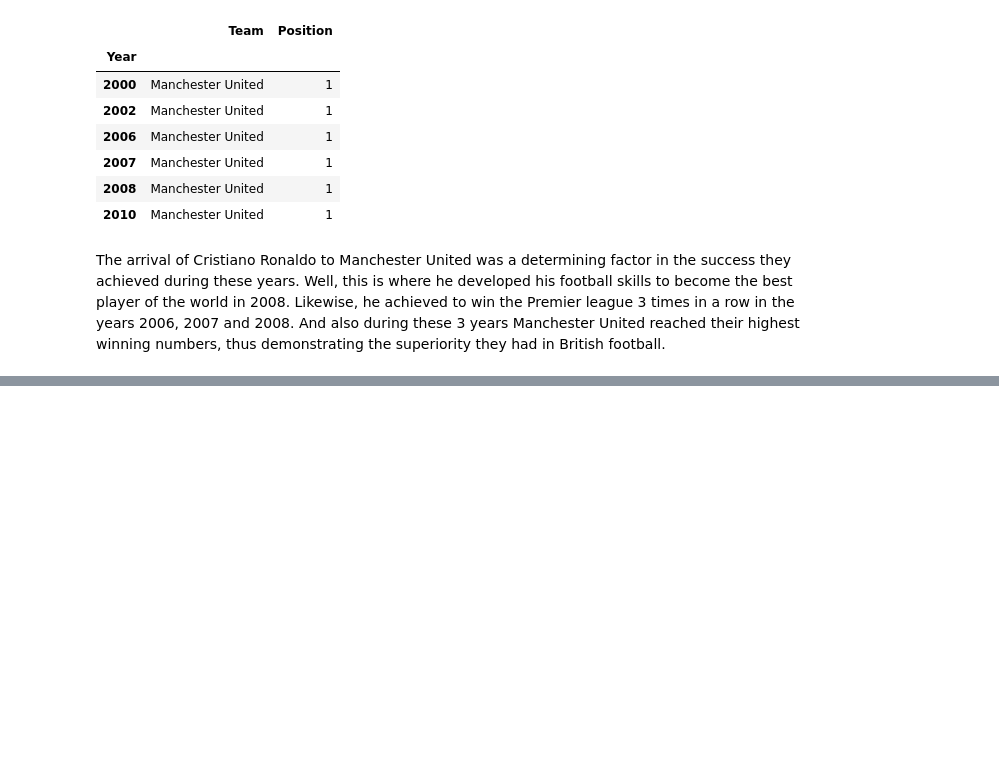
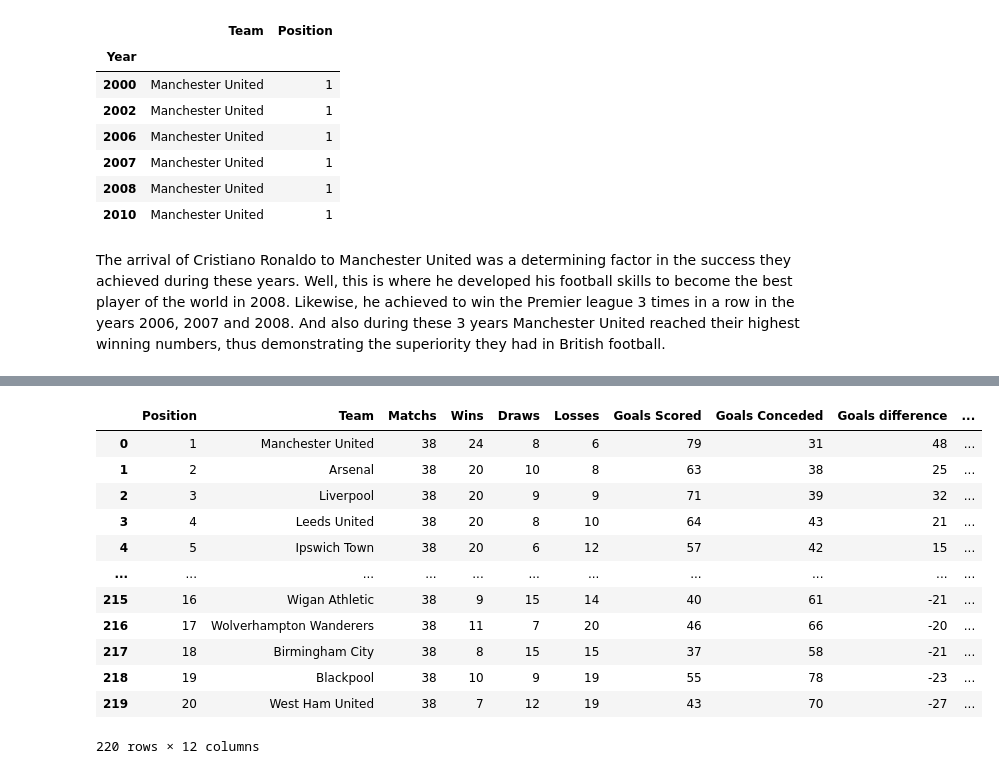
Before and after one commit to CarlosFOL/Premier_League, a Jupyter notebook: notebook.ipynb, the cells around one changed output, grey strips where cells are left out. Saved outputs shown, nothing was run; the diff lists cells and outputs as text; code cells hidden in the pictures; blank space fills up the shorter version.

```diff
--- a/notebook.ipynb
+++ b/notebook.ipynb
@@ -205,0 +226,16 @@ df_goals
+# %%
+df_decade1
+# %% [output]
+|  | Position | Team | Matchs | Wins | Draws | Losses | Goals Scored | Goals Conceded | Goals difference | ... |
+| 0 | 1 | Manchester United | 38 | 24 | 8 | 6 | 79 | 31 | 48 | ... |
+| 1 | 2 | Arsenal | 38 | 20 | 10 | 8 | 63 | 38 | 25 | ... |
+| 2 | 3 | Liverpool | 38 | 20 | 9 | 9 | 71 | 39 | 32 | ... |
+| 3 | 4 | Leeds United | 38 | 20 | 8 | 10 | 64 | 43 | 21 | ... |
+| 4 | 5 | Ipswich Town | 38 | 20 | 6 | 12 | 57 | 42 | 15 | ... |
+| ... | ... | ... | ... | ... | ... | ... | ... | ... | ... | ... |
+| 215 | 16 | Wigan Athletic | 38 | 9 | 15 | 14 | 40 | 61 | -21 | ... |
+| 216 | 17 | Wolverhampton Wanderers | 38 | 11 | 7 | 20 | 46 | 66 | -20 | ... |
+| 217 | 18 | Birmingham City | 38 | 8 | 15 | 15 | 37 | 58 | -21 | ... |
+| 218 | 19 | Blackpool | 38 | 10 | 9 | 19 | 55 | 78 | -23 | ... |
+| 219 | 20 | West Ham United | 38 | 7 | 12 | 19 | 43 | 70 | -27 | ... |
+220 rows × 12 columns
```
Also changed, not shown: parts of 22 cells of this notebook.
